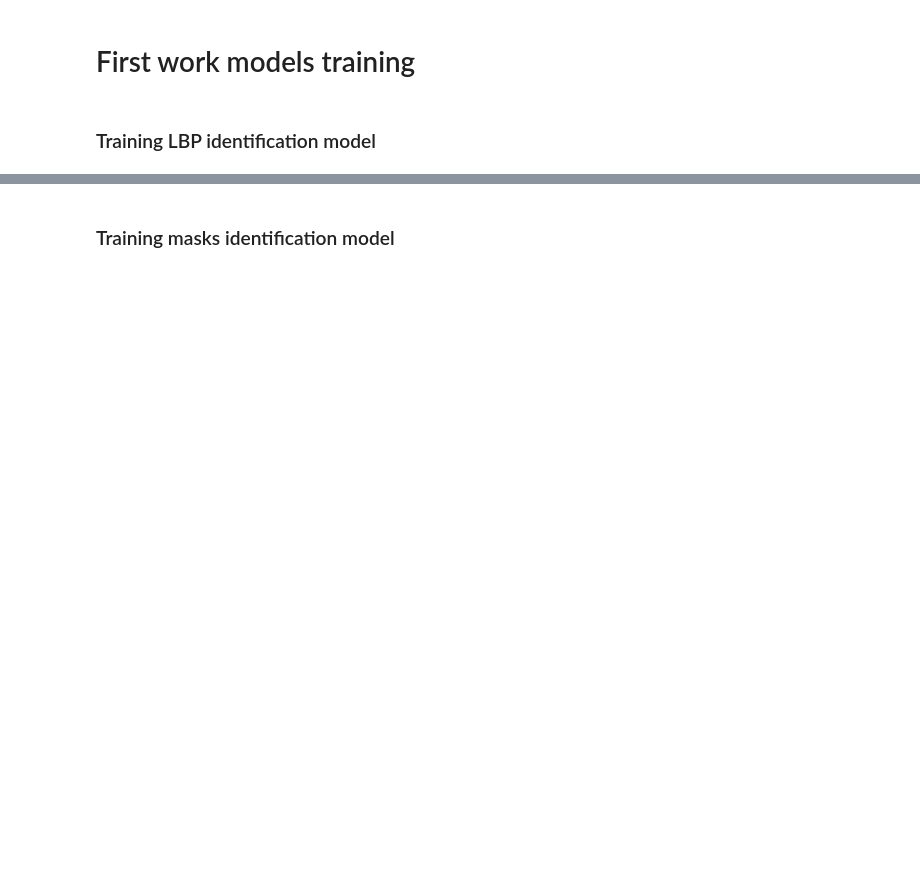
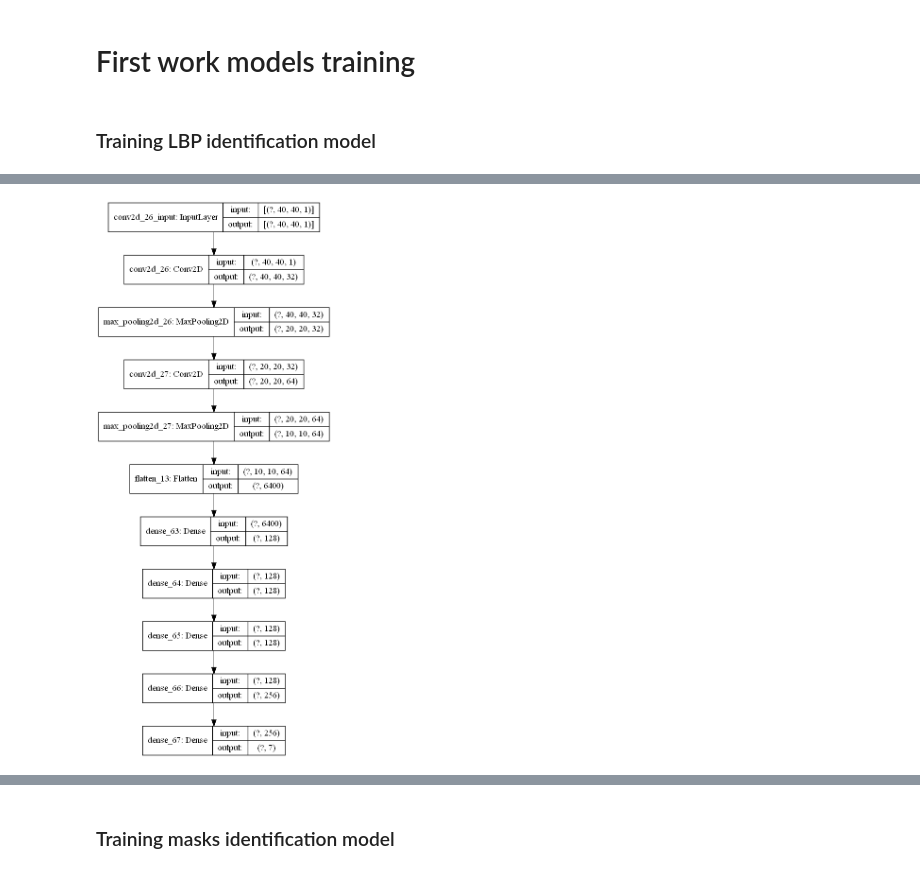
Before and after one commit to dbchango/re-id-project, a Jupyter notebook: tunner_sample.ipynb, the cells around one changed output, grey strips where cells are left out. Drawn from its saved outputs; the diff is of its cells as text; code cells hidden in the pictures; blank space fills up the shorter version.

```diff
--- a/tunner_sample.ipynb
+++ b/tunner_sample.ipynb
@@ -82 +64,6 @@ Score for fold 3: loss of 2.0768214783486063; acc of 13.792118430137634%
 <Figure size 432x288 with 0 Axes>
+# %%
+from tensorflow.keras.utils import plot_model
+plot_model(model, show_shapes=True)
+# %% [output]
+[figure, added]
```
Also changed, not shown: parts of 44 cells of this notebook, 14 other files.
